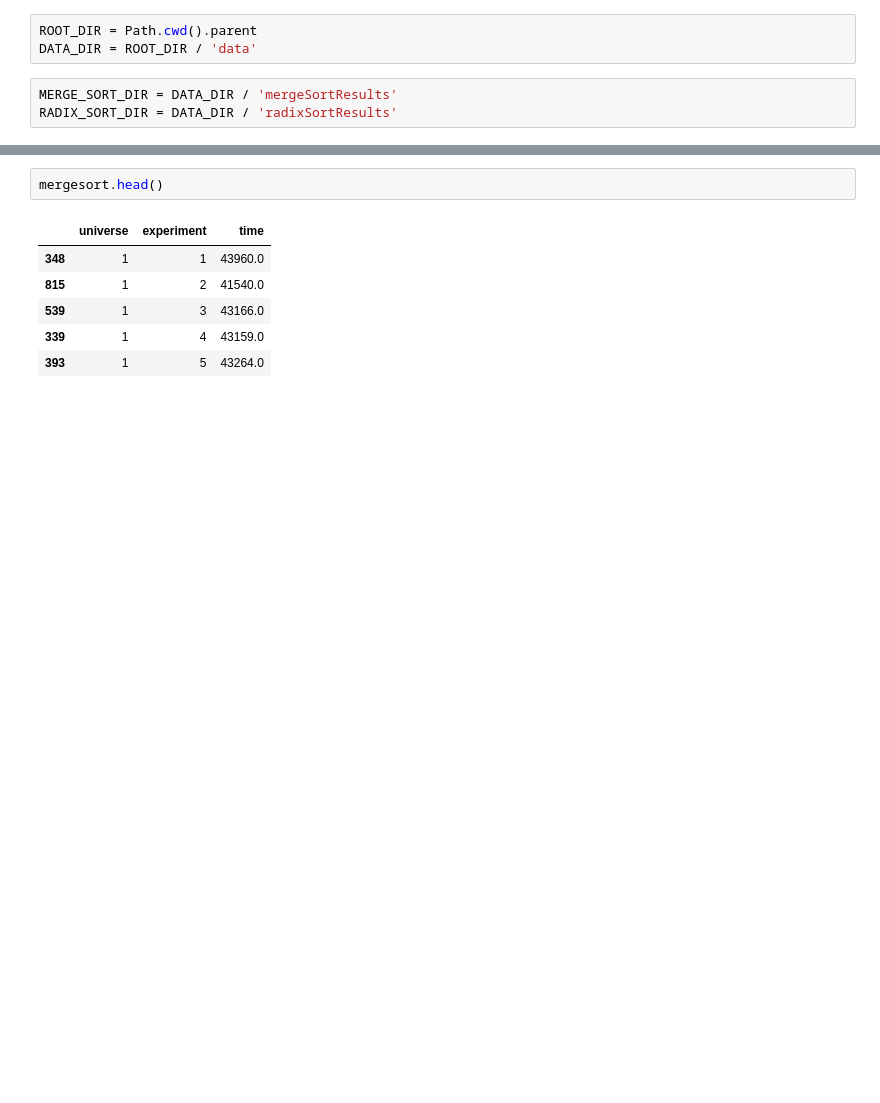
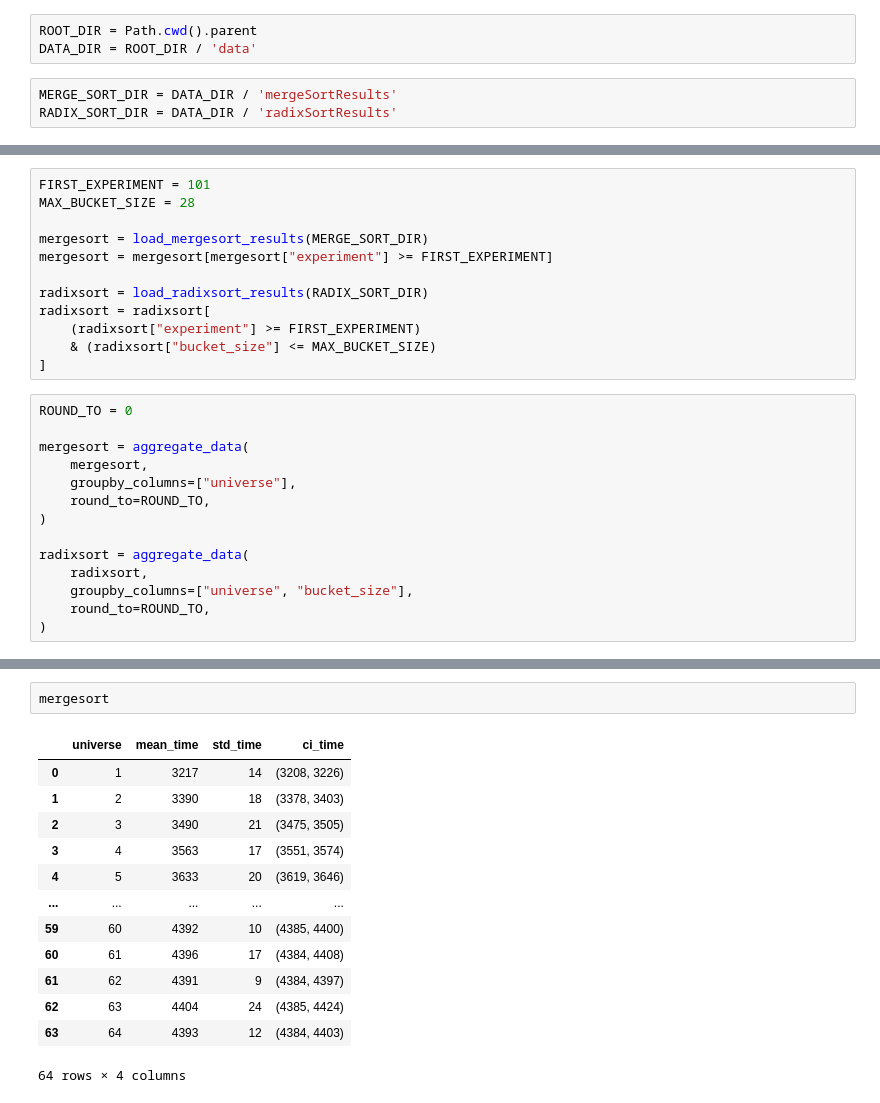
Before and after one commit to pabloskewes/diseno-y-analisis-de-algoritmos, a Jupyter notebook: tarea2/report/analisis.ipynb, the cells around one changed output, grey strips where cells are left out. Drawn from its saved outputs; the diff is of its cells as text; blank space fills up the shorter version.

```diff
--- a/tarea2/report/analisis.ipynb
+++ b/tarea2/report/analisis.ipynb
@@ -20,0 +67,26 @@ ValueError: /home/pabloskewes/FCFM/Diseño y Análisis de Algoritmos/diseno-y-an
+# %%
+FIRST_EXPERIMENT = 101
+MAX_BUCKET_SIZE = 28
+
+mergesort = load_mergesort_results(MERGE_SORT_DIR)
+mergesort = mergesort[mergesort["experiment"] >= FIRST_EXPERIMENT]
+
+radixsort = load_radixsort_results(RADIX_SORT_DIR)
+radixsort = radixsort[
+    (radixsort["experiment"] >= FIRST_EXPERIMENT)
+    & (radixsort["bucket_size"] <= MAX_BUCKET_SIZE)
+]
+# %%
+ROUND_TO = 0
+
+mergesort = aggregate_data(
+    mergesort,
+    groupby_columns=["universe"],
+    round_to=ROUND_TO,
+)
+
+radixsort = aggregate_data(
+    radixsort,
+    groupby_columns=["universe", "bucket_size"],
+    round_to=ROUND_TO,
+)
@@ -21,9 +111,16 @@ ValueError: /home/pabloskewes/FCFM/Diseño y Análisis de Algoritmos/diseno-y-an
 # %%
-mergesort.head()
+mergesort
 # %% [output]
-|  | universe | experiment | time |
-| 348 | 1 | 1 | 43960.0 |
-| 815 | 1 | 2 | 41540.0 |
-| 539 | 1 | 3 | 43166.0 |
-| 339 | 1 | 4 | 43159.0 |
-| 393 | 1 | 5 | 43264.0 |
+|  | universe | mean_time | std_time | ci_time |
+| 0 | 1 | 3217 | 14 | (3208, 3226) |
+| 1 | 2 | 3390 | 18 | (3378, 3403) |
+| 2 | 3 | 3490 | 21 | (3475, 3505) |
+| 3 | 4 | 3563 | 17 | (3551, 3574) |
+| 4 | 5 | 3633 | 20 | (3619, 3646) |
+| ... | ... | ... | ... | ... |
+| 59 | 60 | 4392 | 10 | (4385, 4400) |
+| 60 | 61 | 4396 | 17 | (4384, 4408) |
+| 61 | 62 | 4391 | 9 | (4384, 4397) |
+| 62 | 63 | 4404 | 24 | (4385, 4424) |
+| 63 | 64 | 4393 | 12 | (4384, 4403) |
+64 rows × 4 columns
```
Also changed, not shown: parts of 9 cells of this notebook, 2 other files.
